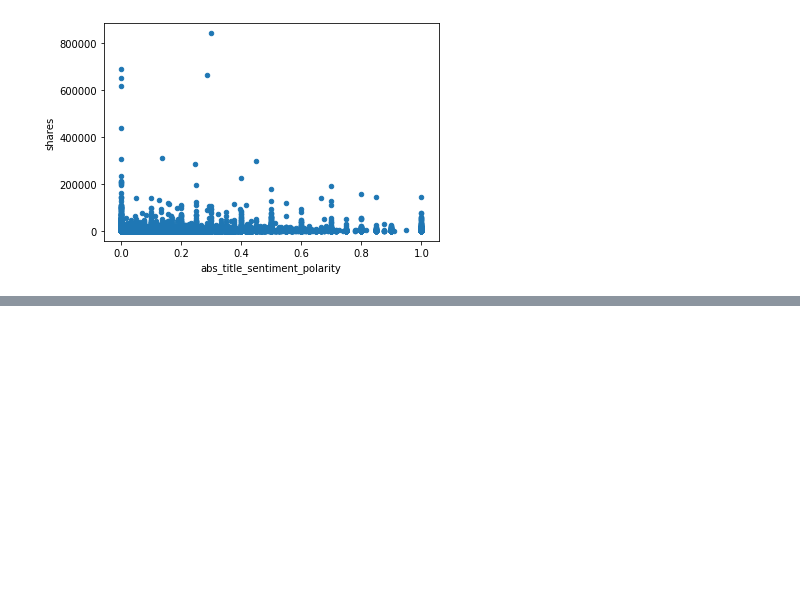
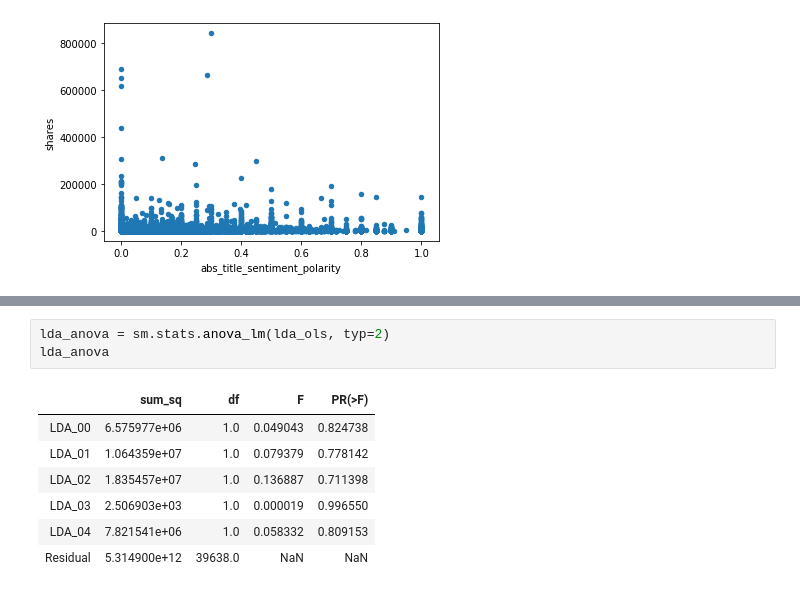
Before and after one commit to samraykhman/online_news_popularity, a Jupyter notebook: online_news_cleaning.ipynb, the cells around one changed output, grey strips where cells are left out. Saved outputs shown, nothing was run; the diff lists cells and outputs as text; blank space fills up the shorter version.

```diff
--- a/online_news_cleaning.ipynb
+++ b/online_news_cleaning.ipynb
@@ -447,0 +482,11 @@ pos_or_neg_ols = ols()
+# %%
+lda_anova = sm.stats.anova_lm(lda_ols, typ=2)
+lda_anova
+# %% [output]
+|  | sum_sq | df | F | PR(>F) |
+| LDA_00 | 6.575977e+06 | 1.0 | 0.049043 | 0.824738 |
+| LDA_01 | 1.064359e+07 | 1.0 | 0.079379 | 0.778142 |
+| LDA_02 | 1.835457e+07 | 1.0 | 0.136887 | 0.711398 |
+| LDA_03 | 2.506903e+03 | 1.0 | 0.000019 | 0.996550 |
+| LDA_04 | 7.821541e+06 | 1.0 | 0.058332 | 0.809153 |
+| Residual | 5.314900e+12 | 39638.0 | NaN | NaN |
```
Also changed, not shown: parts of 24 cells of this notebook.
